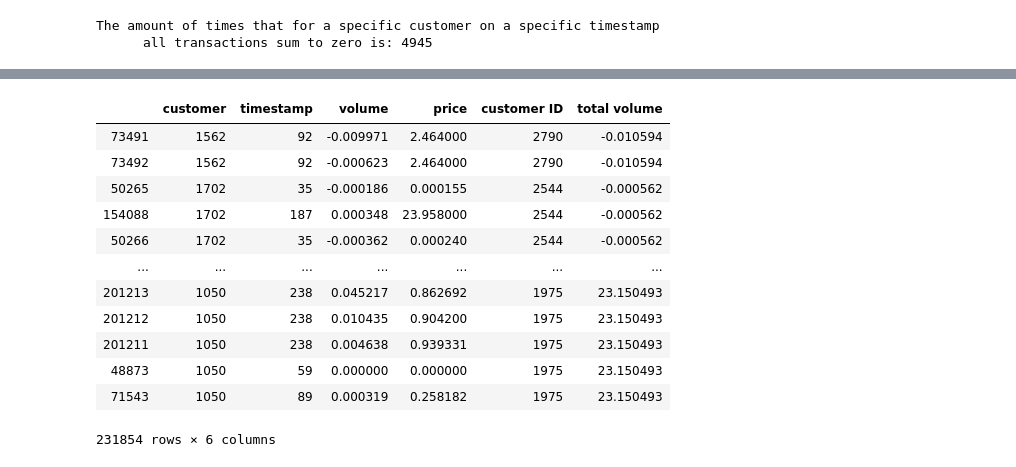
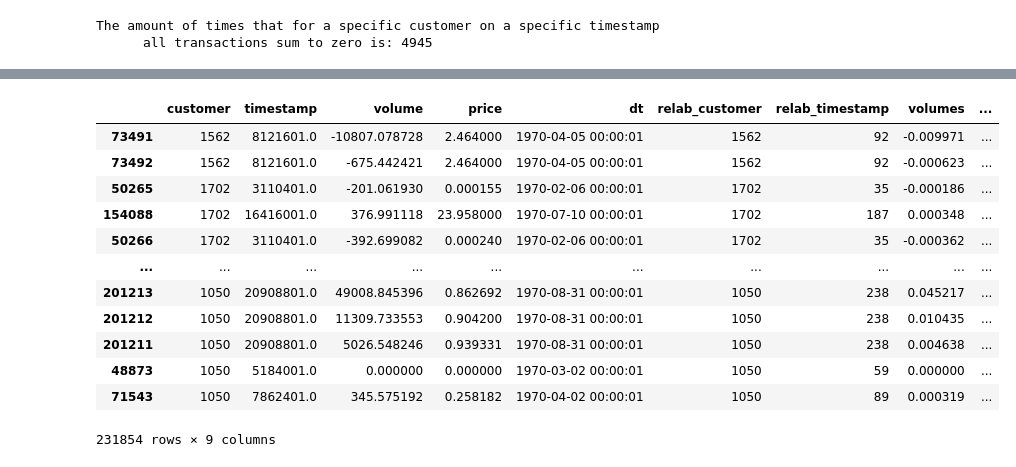
Before and after one commit to DionEngels/ScientificProgramming, a Jupyter notebook: Set 3/exset3_joris.ipynb, the cells around one changed output, grey strips where cells are left out. Cells and saved outputs as stored; diff of their text form; code cells hidden in the pictures.

```diff
--- a/Set 3/exset3_joris.ipynb
+++ b/Set 3/exset3_joris.ipynb
@@ -709,7 +763,7 @@ Invalid limit will be ignored.
 # %%
-column_name='timestamp'
+df = relabel('timestamp')
+df.sort_values('relab_timestamp')
+df["volumes"] = df["volume"] / abs(df["volume"].max())
 
-df = relabel('timestamp').sort_values('relab_timestamp')
-df["volume_scaled"] = df["volume"] / abs(df["volume"].max())
-df.head()
+df
 # %% [output]
@@ -823,18 +865,18 @@ plt.title("Transaction volume V(I, J)");
 # %%
 ### q
-df["total volume"] = df.groupby("customer")["volume"].transform("sum")
+df["total volume"] = df.groupby("relab_customer")["volumes"].transform("sum")
 df.sort_values(["total volume"], ascending=[True])#.drop("total volume",axis=1)
 # %% [output]
-|  | customer | timestamp | volume | price | customer ID | total volume |
-| 73491 | 1562 | 92 | -0.009971 | 2.464000 | 2790 | -0.010594 |
-| 73492 | 1562 | 92 | -0.000623 | 2.464000 | 2790 | -0.010594 |
-| 50265 | 1702 | 35 | -0.000186 | 0.000155 | 2544 | -0.000562 |
-| 154088 | 1702 | 187 | 0.000348 | 23.958000 | 2544 | -0.000562 |
-| 50266 | 1702 | 35 | -0.000362 | 0.000240 | 2544 | -0.000562 |
-| ... | ... | ... | ... | ... | ... | ... |
-| 201213 | 1050 | 238 | 0.045217 | 0.862692 | 1975 | 23.150493 |
-| 201212 | 1050 | 238 | 0.010435 | 0.904200 | 1975 | 23.150493 |
-| 201211 | 1050 | 238 | 0.004638 | 0.939331 | 1975 | 23.150493 |
-| 48873 | 1050 | 59 | 0.000000 | 0.000000 | 1975 | 23.150493 |
-| 71543 | 1050 | 89 | 0.000319 | 0.258182 | 1975 | 23.150493 |
+|  | customer | timestamp | volume | price | dt | relab_customer | relab_timestamp | volumes | ... |
+| 73491 | 1562 | 8121601.0 | -10807.078728 | 2.464000 | 1970-04-05 00:00:01 | 1562 | 92 | -0.009971 | ... |
+| 73492 | 1562 | 8121601.0 | -675.442421 | 2.464000 | 1970-04-05 00:00:01 | 1562 | 92 | -0.000623 | ... |
+| 50265 | 1702 | 3110401.0 | -201.061930 | 0.000155 | 1970-02-06 00:00:01 | 1702 | 35 | -0.000186 | ... |
+| 154088 | 1702 | 16416001.0 | 376.991118 | 23.958000 | 1970-07-10 00:00:01 | 1702 | 187 | 0.000348 | ... |
+| 50266 | 1702 | 3110401.0 | -392.699082 | 0.000240 | 1970-02-06 00:00:01 | 1702 | 35 | -0.000362 | ... |
+| ... | ... | ... | ... | ... | ... | ... | ... | ... | ... |
+| 201213 | 1050 | 20908801.0 | 49008.845396 | 0.862692 | 1970-08-31 00:00:01 | 1050 | 238 | 0.045217 | ... |
+| 201212 | 1050 | 20908801.0 | 11309.733553 | 0.904200 | 1970-08-31 00:00:01 | 1050 | 238 | 0.010435 | ... |
+| 201211 | 1050 | 20908801.0 | 5026.548246 | 0.939331 | 1970-08-31 00:00:01 | 1050 | 238 | 0.004638 | ... |
+| 48873 | 1050 | 5184001.0 | 0.000000 | 0.000000 | 1970-03-02 00:00:01 | 1050 | 59 | 0.000000 | ... |
+| 71543 | 1050 | 7862401.0 | 345.575192 | 0.258182 | 1970-04-02 00:00:01 | 1050 | 89 | 0.000319 | ... |
-231854 rows × 6 columns
+231854 rows × 9 columns
```
Also changed, not shown: parts of 30 cells of this notebook.
